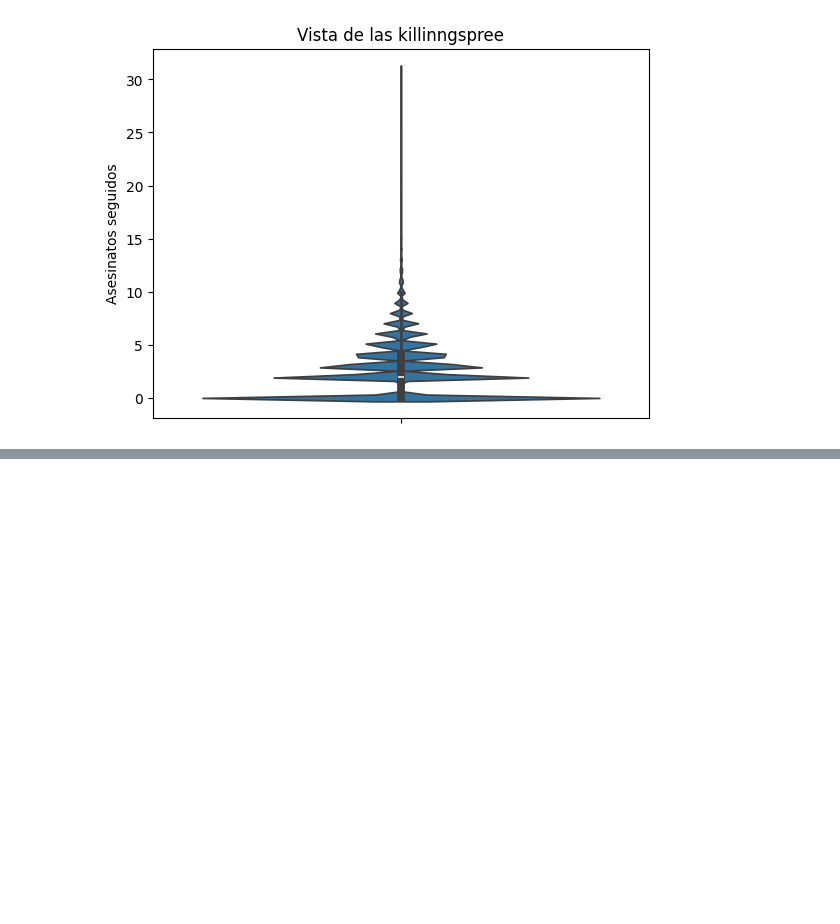
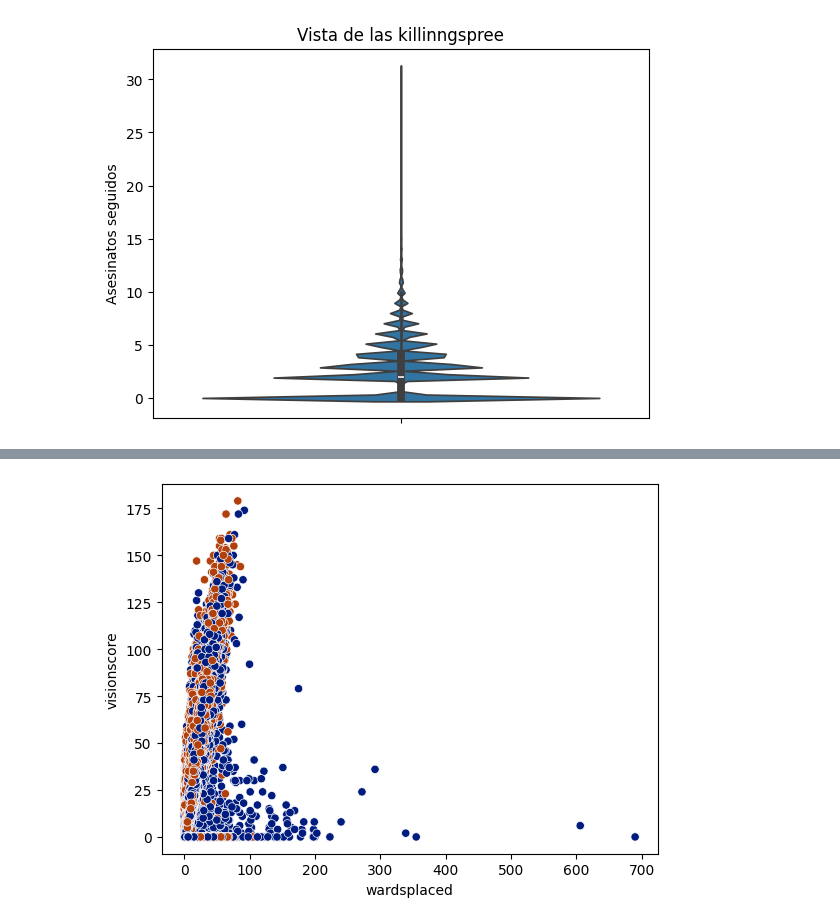
Before and after one commit to PlazzaA/Ganar_en_el_LoL, a Jupyter notebook: EDA_LoL.ipynb, the cells around one changed output, grey strips where cells are left out. Saved outputs shown, nothing was run; the diff lists cells and outputs as text; code cells hidden in the pictures; blank space fills up the shorter version.

```diff
--- a/EDA_LoL.ipynb
+++ b/EDA_LoL.ipynb
@@ -570,0 +627,5 @@ Text(0, 0.5, 'Asesinatos seguidos')
+# %%
+sns.scatterplot(data = todo, y = "visionscore", x = "wardsplaced", hue = "win", legend = False)
+plt.show()
+# %% [output]
+[figure, added]
```
Also changed, not shown: parts of 14 cells of this notebook, 30 other files.
